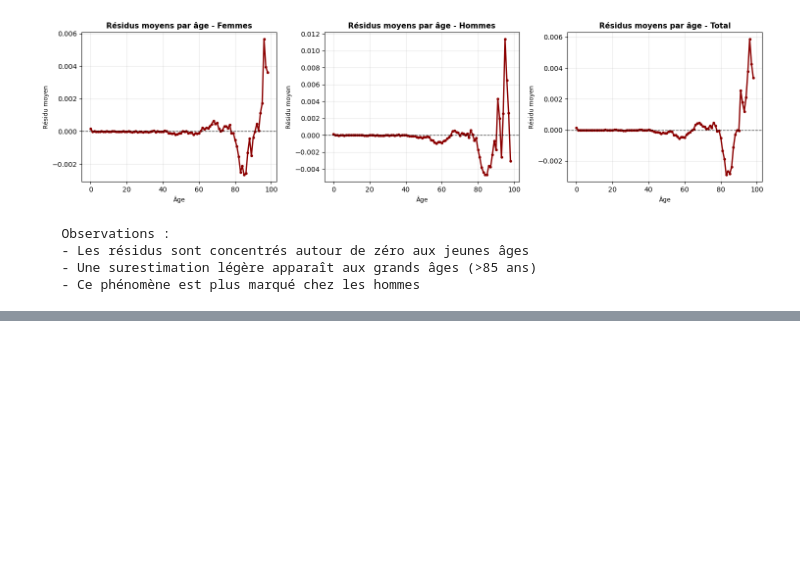
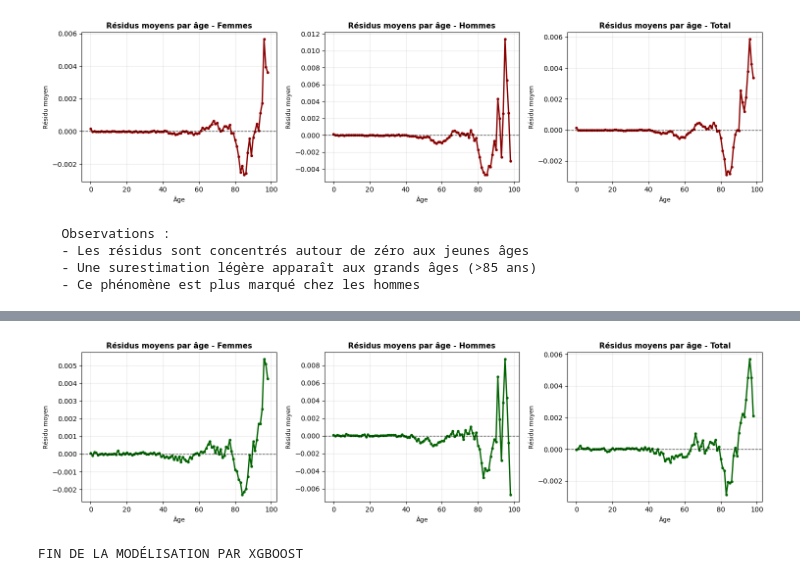
Before and after one commit to Salah10-source/Python-Project-Mortality, a Jupyter notebook: Python-Project/ML.ipynb, the cells around one changed output, grey strips where cells are left out. Cells and saved outputs as stored; diff of their text form; code cells hidden in the pictures; blank space fills up the shorter version.

Commit message:
XGBoost modélisation

```diff
--- a/Python-Project/ML.ipynb
+++ b/Python-Project/ML.ipynb
@@ -496,0 +798,26 @@ print("   - Ce phénomène est plus marqué chez les hommes")
+# %%
+importance_table = []
+
+for name in targets.keys():
+    # XGBoost utilise 'gain' par défaut pour l'importance
+    importances = final_models[name].feature_importances_
+
+    # Normalisation en pourcentage
+    total_importance = importances.sum()
+    age_pct = (importances[1] / total_importance) * 100
+    year_pct = (importances[0] / total_importance) * 100
+
+    importance_table.append({
+        'Population': name,
+        'Âge (%)': f"{age_pct:.1f}",
+        'Année (%)': f"{year_pct:.1f}"
+    })
+
+    print(f"\n   {name} :")
+    print(f"      Âge   : {age_pct:.1f}%")
+    print(f"      Année : {year_pct:.1f}%")
+
+df_importance = pd.DataFrame(importance_table)
+print("\n")
+print("TABLEAU D'IMPORTANCE DES VARIABLES :")
+print("\n" + df_importance.to_string(index=False))
@@ -496,0 +931,22 @@ print("   - Ce phénomène est plus marqué chez les hommes")
+# %%
+fig, axes = plt.subplots(1, 3, figsize=(15, 4))
+
+for idx, (name, target_col) in enumerate(targets.items()):
+    residuals_by_age = test_viz.groupby('Age')[f'resid_{target_col}'].mean()
+
+    axes[idx].plot(residuals_by_age.index, residuals_by_age.values,
+                   linewidth=2, color='darkgreen', marker='o', markersize=3)
+    axes[idx].axhline(y=0, color='black', linestyle='--', linewidth=1, alpha=0.7)
+    axes[idx].set_title(f'Résidus moyens par âge - {name}',
+                        fontsize=11, fontweight='bold')
+    axes[idx].set_xlabel('Âge', fontsize=9)
+    axes[idx].set_ylabel('Résidu moyen', fontsize=9)
+    axes[idx].grid(alpha=0.3)
+
+plt.tight_layout()
+plt.show()
+
+print("FIN DE LA MODÉLISATION PAR XGBOOST")
+# %% [output]
+[figure, added]
+FIN DE LA MODÉLISATION PAR XGBOOST
```
Also changed, not shown: parts of 25 cells of this notebook.
